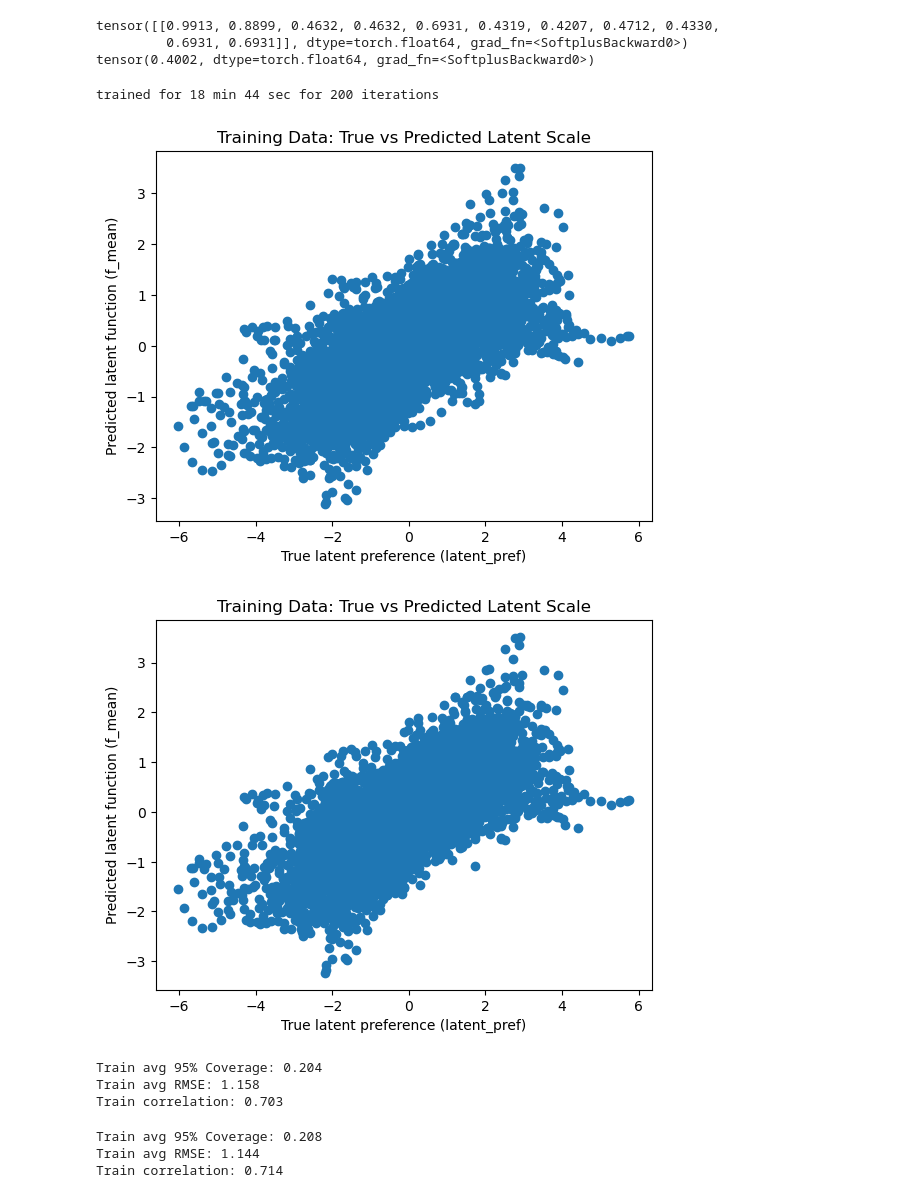
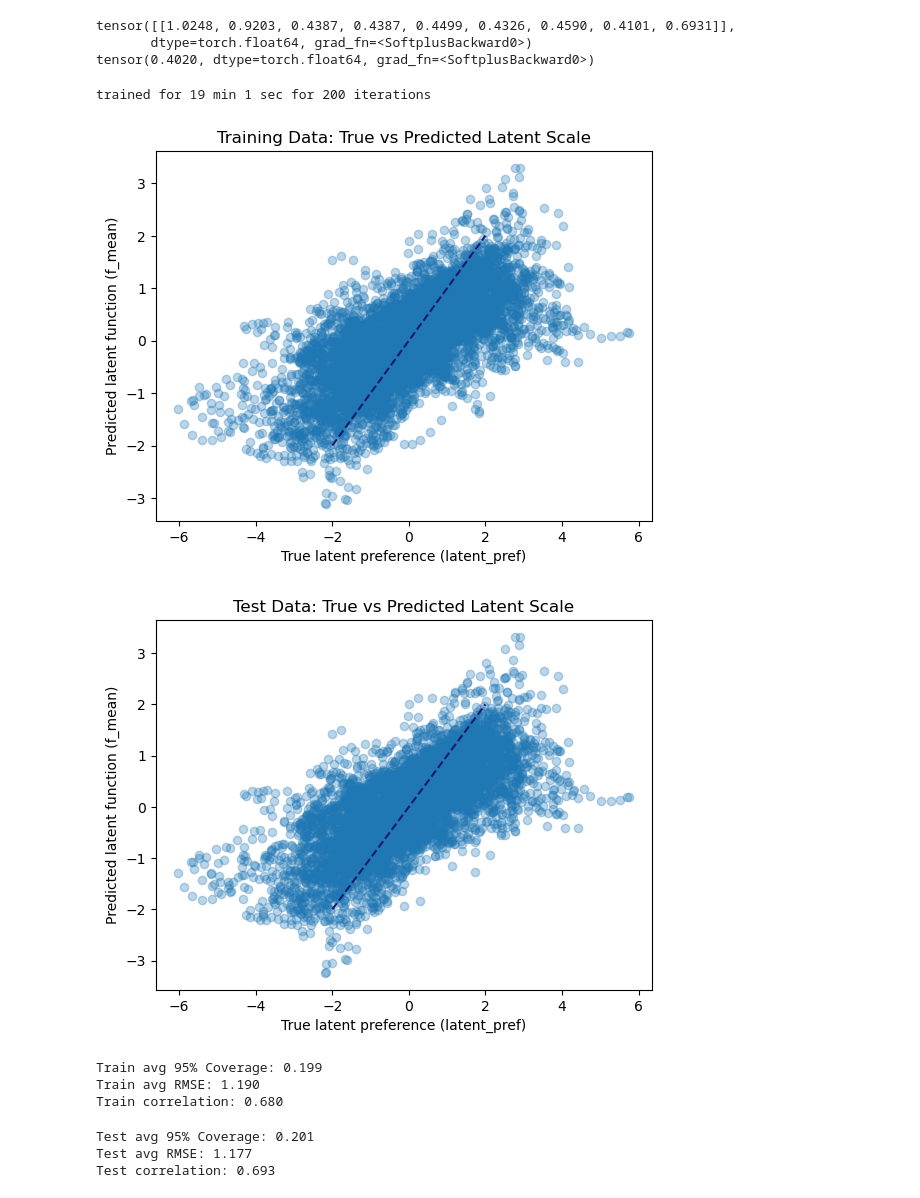
Before and after one commit to AlexisJang/GP, a Jupyter notebook: main_model.ipynb, the cells around one changed output. Saved outputs shown, nothing was run; the diff lists cells and outputs as text; code cells hidden in the pictures.

```diff
--- a/main_model.ipynb
+++ b/main_model.ipynb
@@ -85,7 +91,7 @@ class BinomialGPModel(gpytorch.models.ApproximateGP):
 # %%
 def transform_data(data):
     n = data.shape[0]
-    x = np.zeros((n,11))
+    x = np.zeros((n,9))
     y = np.zeros((n,))
     theta = np.zeros((n,))
     N = np.zeros((n,))
@@ -97,16 +103,32 @@ def transform_data(data):
     x[:,5] = (data["race"].to_numpy()=="Black")
     x[:,6] = (data["race"].to_numpy()=="Other")
     x[:,7] = data["year"].to_numpy()
+
+    states, state_labels = pd.factorize(data["state"])
+
     latent_pref = data["latent_group_pref"].to_numpy()
     y = data["Y"].to_numpy()
     N = data["n"].to_numpy()
 
+    ## initial setup
     return (
         torch.from_numpy(x).double(),
         torch.from_numpy(y).double(),
         torch.from_numpy(N).double(),
-        torch.from_numpy(latent_pref).double()
+        torch.from_numpy(latent_pref).double(),
+        state_labels,
+        data["state"].to_numpy()
     )
+
+    # ### cuda setup
+    # return (
+    #     torch.from_numpy(x).float(),
+    #     torch.from_numpy(y).float(),
+    #     torch.from_numpy(N).float(),
+    #     torch.from_numpy(latent_pref).float(),
+    #     state_labels,
+    #     data["state"].to_numpy()
+    # )
 # %%
 torch.manual_seed(0)
 
@@ -118,8 +140,8 @@ def standardize_features(df, columns):
     return df
 
 # load data
-train_data = pd.read_csv("/home/j.yeeun/GP_models/Datasets/sample_agg_train.csv", index_col=0)
-test_data = pd.read_csv("/home/j.yeeun/GP_models/Datasets/sample_agg_test.csv", index_col=0)
+train_data = pd.read_csv("/home/j.yeeun/GP_models/Datasets/sample_agg_train.csv")
+test_data = pd.read_csv("/home/j.yeeun/GP_models/Datasets/sample_agg_test.csv")
 
 # standardize lat, lon, and year
 cols_to_scale = ["lat", "lon", "year"]
@@ -127,12 +149,18 @@ train_data = standardize_features(train_data, cols_to_scale)
 test_data = standardize_features(test_data, cols_to_scale)
 
 # transform data
-train_x, train_y, train_N, train_pref = transform_data(train_data)
-test_x, test_y, test_N, test_pref = transform_data(test_data)
+train_x, train_y, train_N, train_pref, train_state_labels, train_states = transform_data(train_data)
+test_x, test_y, test_N, test_pref, test_state_labels, train_states = transform_data(test_data)
+
+# ### cuda setup
+# train_x, train_y, train_N, train_pref = train_x.to(device), train_y.to(device), train_N.to(device), train_pref.to(device)
+# test_x, test_y, test_N, test_pref = test_x.to(device), test_y.to(device), test_N.to(device), test_pref.to(device)
 
 # initialize likelihood and model
-likelihood = BinomialLikelihood(n_trials=train_N)
+likelihood = BinomialLikelihood(n_trials=train_N) # initial setup
 model = BinomialGPModel(train_x=train_x).double()
+# likelihood = BinomialLikelihood(n_trials=train_N).to(device) # cuda setup
+# model = BinomialGPModel(train_x=train_x).float().to(device)
 
 training_iterations = 200
 
@@ -181,29 +209,30 @@ Iter 200/200 - Loss: 13.315
 print(model.covar_module.base_kernel.lengthscale)
 print(model.covar_module.outputscale)
 # %% [output]
-tensor([[0.9913, 0.8899, 0.4632, 0.4632, 0.6931, 0.4319, 0.4207, 0.4712, 0.4330,
-         0.6931, 0.6931]], dtype=torch.float64, grad_fn=<SoftplusBackward0>)
-tensor(0.4002, dtype=torch.float64, grad_fn=<SoftplusBackward0>)
+tensor([[1.0248, 0.9203, 0.4387, 0.4387, 0.4499, 0.4326, 0.4590, 0.4101, 0.6931]],
+       dtype=torch.float64, grad_fn=<SoftplusBackward0>)
+tensor(0.4020, dtype=torch.float64, grad_fn=<SoftplusBackward0>)
 # %%
 print("trained for {:d} min {:d} sec for {:d} iterations".format(int(end-start)//60,int(end-start)%60,training_iterations))
 # %% [output]
-trained for 18 min 44 sec for 200 iterations
+trained for 19 min 1 sec for 200 iterations
 # %%
 model.eval()
 likelihood.eval()
 
 with torch.no_grad():
     f_pred = model(train_x)
     # mean of the latent function f(x)
     mu = f_pred.mean.numpy()
 
-plt.scatter(train_pref.numpy(), mu)
+plt.scatter(train_pref.numpy(), mu, alpha = 0.3)
+plt.plot([-2, 2], [-2, 2], color='midnightblue', linestyle='dashed')  # y = x reference line
 plt.xlabel("True latent preference (latent_pref)")
 plt.ylabel("Predicted latent function (f_mean)")
 plt.title("Training Data: True vs Predicted Latent Scale")
 plt.show()
 # %% [output]
-[figure, old version]
+[figure, new version]
 # %%
 model.eval()
 likelihood.eval()
@@ -212,13 +241,14 @@ with torch.no_grad():
     f_pred2 = model(test_x)
     mu2 = f_pred2.mean.numpy()
 
-plt.scatter(test_pref.numpy(), mu2)
+plt.scatter(test_pref.numpy(), mu2, alpha = 0.3)
+plt.plot([-2, 2], [-2, 2], color='midnightblue', linestyle='dashed')  # y = x reference line
 plt.xlabel("True latent preference (latent_pref)")
 plt.ylabel("Predicted latent function (f_mean)")
-plt.title("Training Data: True vs Predicted Latent Scale")
+plt.title("Test Data: True vs Predicted Latent Scale")
 plt.show()
 # %% [output]
-[figure, old version]
+[figure, new version]
 # %%
 results = pd.DataFrame({
     "true_pref": train_pref.numpy(),
@@ -238,9 +268,9 @@ print("Train avg 95% Coverage: {:.3f}".format(coverage))
 print("Train avg RMSE: {:.3f}".format(rmse))
 print("Train correlation: {:.3f}".format(correlation))
 # %% [output]
-Train avg 95% Coverage: 0.204
-Train avg RMSE: 1.158
-Train correlation: 0.703
+Train avg 95% Coverage: 0.199
+Train avg RMSE: 1.190
+Train correlation: 0.680
 # %%
 results2 = pd.DataFrame({
     "true_pref": test_pref.numpy(),
@@ -256,10 +286,10 @@ coverage = np.mean(np.logical_and(lower <= results2["true_pref"], upper >= resul
 rmse = np.sqrt(np.mean((results2["true_pref"] - results2["est_mean"]) ** 2))
 correlation = np.corrcoef(results2["true_pref"], results2["est_mean"])[0, 1]
 
-print("Train avg 95% Coverage: {:.3f}".format(coverage))
-print("Train avg RMSE: {:.3f}".format(rmse))
-print("Train correlation: {:.3f}".format(correlation))
+print("Test avg 95% Coverage: {:.3f}".format(coverage))
+print("Test avg RMSE: {:.3f}".format(rmse))
+print("Test correlation: {:.3f}".format(correlation))
 # %% [output]
-Train avg 95% Coverage: 0.208
-Train avg RMSE: 1.144
-Train correlation: 0.714
+Test avg 95% Coverage: 0.201
+Test avg RMSE: 1.177
+Test correlation: 0.693
```
Also changed, not shown: parts of 9 cells of this notebook.
